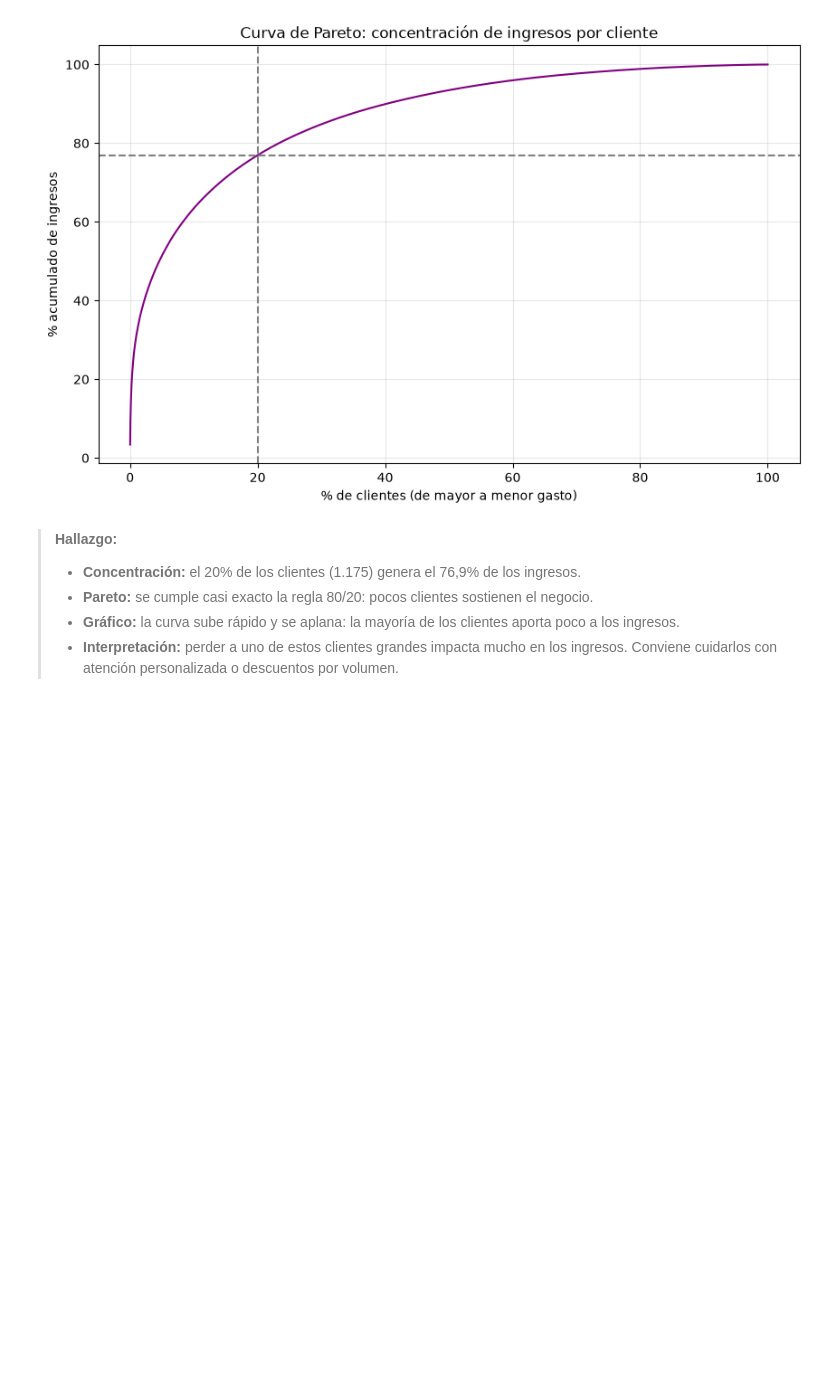
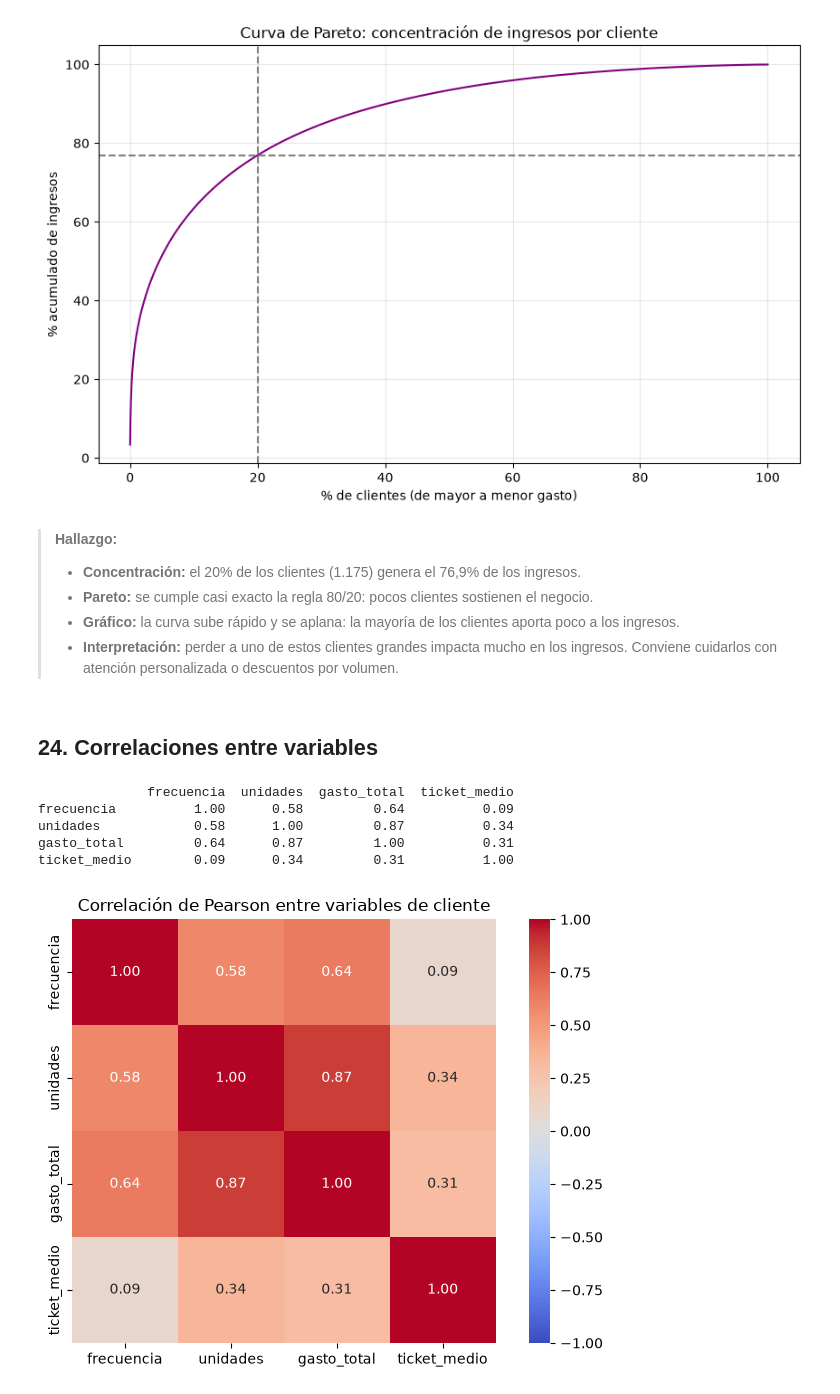
Before and after one commit to Bootcamp-DA-P3/Proyecto_EDA_Exploratory_Data_Analysis_Franco, a Jupyter notebook: notebooks/01_eda_online_retail.ipynb, the cells around one changed output. Cells and saved outputs as stored; diff of their text form; code cells hidden in the pictures; blank space fills up the shorter version.

```diff
--- a/notebooks/01_eda_online_retail.ipynb
+++ b/notebooks/01_eda_online_retail.ipynb
@@ -549,3 +549,31 @@ plt.show()
 > - **Pareto:** se cumple casi exacto la regla 80/20: pocos clientes sostienen el negocio.
 > - **Gráfico:** la curva sube rápido y se aplana: la mayoría de los clientes aporta poco a los ingresos.
 > - **Interpretación:** perder a uno de estos clientes grandes impacta mucho en los ingresos. Conviene cuidarlos con atención personalizada o descuentos por volumen.
+# %% [markdown]
+## 24. Correlaciones entre variables
+# %%
+# Tabla a nivel cliente
+clientes = ventas.groupby('Customer ID').agg(
+    frecuencia=('Invoice', 'nunique'),
+    unidades=('Quantity', 'sum'),
+    gasto_total=('TotalPrice', 'sum')
+)
+clientes['ticket_medio'] = clientes['gasto_total'] / clientes['frecuencia']
+
+# Matriz de correlación de Pearson
+corr = clientes.corr(method='pearson')
+print(corr.round(2))
+
+# Mapa de calor
+plt.figure(figsize=(7, 5))
+sns.heatmap(corr, annot=True, fmt='.2f', cmap='coolwarm', vmin=-1, vmax=1, square=True)
+plt.title('Correlación de Pearson entre variables de cliente')
+plt.tight_layout()
+plt.show()
+# %% [output]
+              frecuencia  unidades  gasto_total  ticket_medio
+frecuencia          1.00      0.58         0.64          0.09
+unidades            0.58      1.00         0.87          0.34
+gasto_total         0.64      0.87         1.00          0.31
+ticket_medio        0.09      0.34         0.31          1.00
+[figure, added]
```
Also changed, not shown: parts of 12 cells of this notebook, 18 other files.
